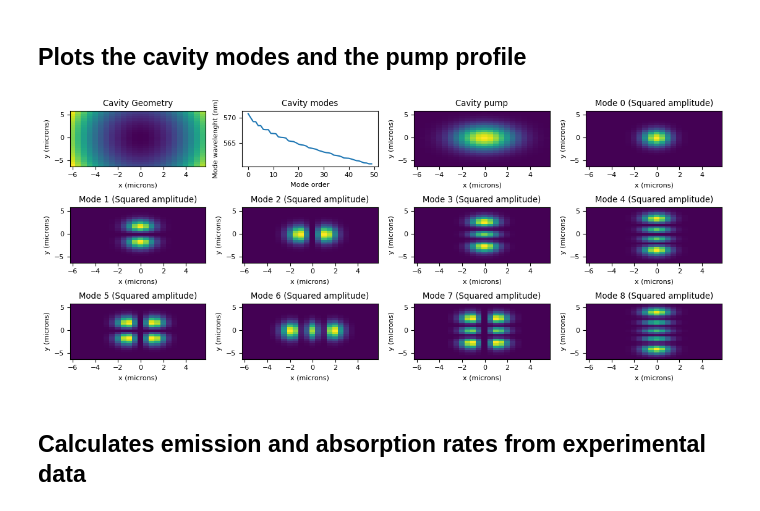
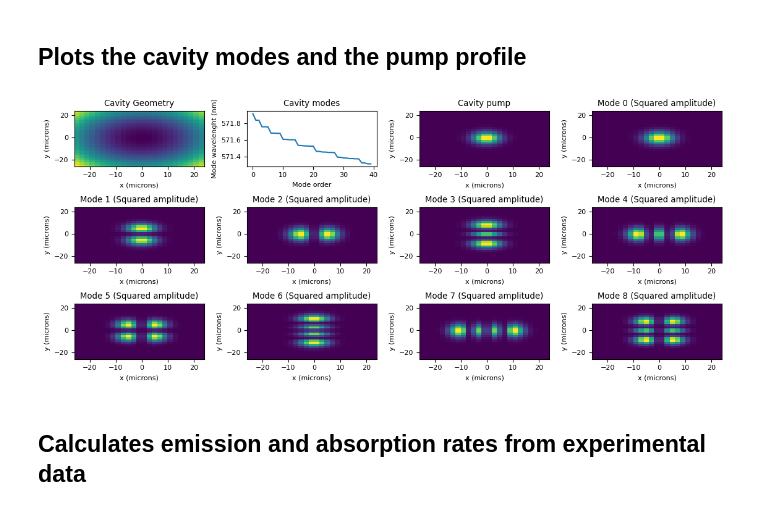
Before and after one commit to phbecimperial/PyPBEC_Semiconductor, a Jupyter notebook: examples/condensation_transitions.ipynb, the cells around one changed output. Cells and saved outputs as stored; diff of their text form; code cells hidden in the pictures.

```diff
--- a/examples/condensation_transitions.ipynb
+++ b/examples/condensation_transitions.ipynb
@@ -16,17 +16,19 @@ sys.path.insert(0, os.path.abspath('..'))
 # %% [markdown]
 ## Calculates the cavity modes for a spherical mirror
 # %%
-grid_size = 12.0*1e-6      # meters
-grid_delta = 0.5*1e-6      # meters
+grid_size = 50.0*1e-6      # meters
+grid_delta = 2*1e-6      # meters
 L0 = 2.0*1e-6              # meters
 q = 10                     # longitudinal mode number
-n = 1.43
-n_modes = 50
-feature_RoC = 250.0*1e-6   # meters
+#n = 2.4
+n=1.43
+n_modes = 40
+feature_RoC = 0.1   # meters
 feature_depth = 0.279*1e-6 # meters
 
 from PyPBEC.Cavity import Modes
 cavity_modes = Modes(grid_size=grid_size, grid_delta=grid_delta, L0=L0, q=q, n=n, n_modes=n_modes)
-cavity_modes.set_geometry_spherical(RoC=feature_RoC, depth=feature_depth)
+cavity_modes.set_geometry_elliptical(RoC=feature_RoC, depth=feature_depth, anistropy_factor=1.001)
 lambdas, modes = cavity_modes.compute_cavity_modes()
 g = cavity_modes.get_coupling_matrix()
+print(lambdas)
@@ -33,7 +46,7 @@ g = cavity_modes.get_coupling_matrix()
 # %% [markdown]
 ## Defines the cavity pump profile
 # %%
-pump_width = 2.5*1e-6       # meters
+pump_width = 5*1e-6       # meters
 
 X, Y = cavity_modes.get_cavity_grid()
 pump_base = np.exp(-((X)**2+Y**2) / pump_width**2)
@@ -42,9 +55,9 @@ cavity_modes.load_pump(pump=pump)
 # %% [markdown]
 ## Plots the cavity modes and the pump profile
 # %%
-cavity_modes.plot_cavity()
+cavity_modes.plot_cavity(start_mode=0)
 # %% [output]
-[figure, old version]
+[figure, new version]
 # %% [markdown]
 ## Calculates emission and absorption rates from experimental data
 # %%
```
Also changed, not shown: parts of 5 cells of this notebook, 5 other files.
